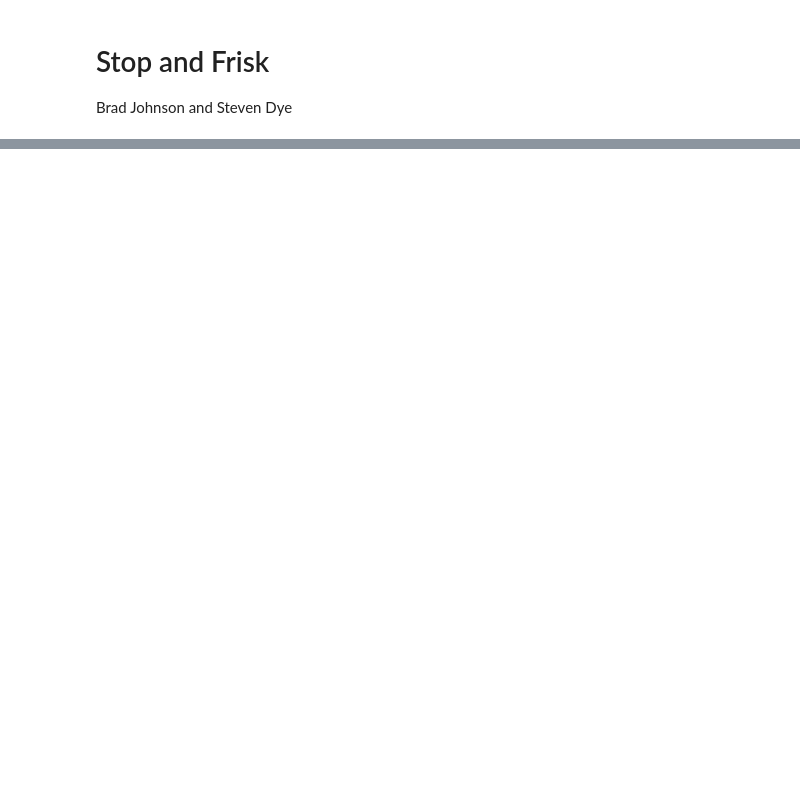
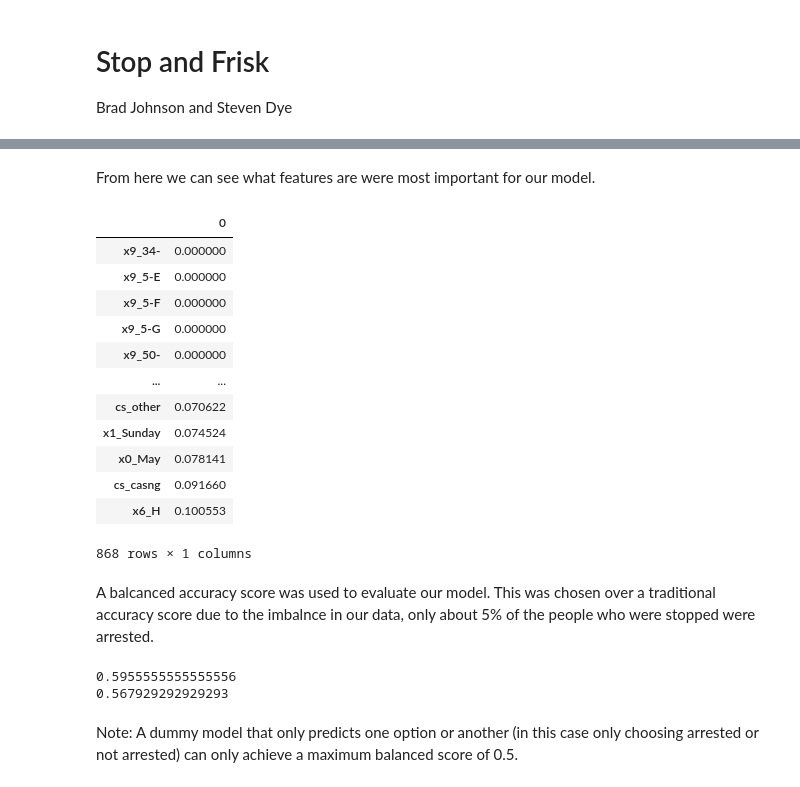
Before and after one commit to StevenDye/stop-and-frisk, a Jupyter notebook: Master Notebook.ipynb, the cells around one changed output, grey strips where cells are left out. Saved outputs shown, nothing was run; the diff lists cells and outputs as text; code cells hidden in the pictures; blank space fills up the shorter version.

```diff
--- a/Master Notebook.ipynb
+++ b/Master Notebook.ipynb
@@ -13,3 +13,10 @@ The data for this project was collect from a wide variety of sources, ranging fr
+# %%
+import data_cleaner as dc
+import data_modeler as dm
+import importlib
+
+df = dc.load_full_sqf()
+df_sample = df.sample(frac=.001)
 # %% [markdown]
 ## Data Preprocessing
 
@@ -30,0 +30,25 @@ We used a balanced accuracy score.
+# %%
+import pandas as pd
+import numpy as n
+import matplotlib.pyplot as plt
+import seaborn as sns
+X_pre_so = df_sample[dm.PRE_STOP_OBSERVABLES]
+y = df_sample.arstmade
+
+# Brake up the data into categorical features and Y/N features
+X_category = X_pre_so.select_dtypes(include='category')
+X_yn = X_pre_so.select_dtypes(include='int8')
+
+# Fill in missing values in X_category and one hot encode categorical features.
+X_cat_nonan = dm.fill_NaNs(X_category) # fills in NaNs
+X_ohe, ohe_feat_names = dm.categorical_encoder(X_cat_nonan)
+X_ohe_df = pd.DataFrame(X_ohe.toarray())
+X_ohe_df.columns = ohe_feat_names
+
+# Merge X_ohe and X_yn
+X_merged = np.concatenate((X_ohe_df, X_yn), axis = -1)
+all_names = ohe_feat_names.tolist() + X_yn.columns.tolist()
+
+for i, col in enumerate(X_category.columns):
+    plt.figure(i)
+    sns.countplot(x=col, data=X_category, color="b")
@@ -30,0 +71,37 @@ We used a balanced accuracy score.
+# %%
+merged_split = dm.load_split(X_merged, y, stratify=y)
+merged_rf = dm.run_rf(merged_split, max_depth=2, n_estimators=10)
+# %% [markdown]
+From here we can see what features are were most important for our model.
+# %%
+rf_feature_df = pd.DataFrame([merged_rf.feature_importances_], columns=all_names)
+rf_feature_df.T.sort_values(0)
+# %% [output]
+|  | 0 |
+| x9_34- | 0.000000 |
+| x9_5-E | 0.000000 |
+| x9_5-F | 0.000000 |
+| x9_5-G | 0.000000 |
+| x9_50- | 0.000000 |
+| ... | ... |
+| cs_other | 0.070622 |
+| x1_Sunday | 0.074524 |
+| x0_May | 0.078141 |
+| cs_casng | 0.091660 |
+| x6_H | 0.100553 |
+868 rows × 1 columns
+# %% [markdown]
+A balcanced accuracy score was used to evaluate our model. This was chosen over a traditional accuracy score due to the imbalnce in our data, only about 5% of the people who were stopped were arrested.
+# %%
+from sklearn.metrics import balanced_accuracy_score
+
+predictions = merged_rf.predict(merged_split['X_train'])
+print(balanced_accuracy_score(merged_split['y_train'], predictions))
+
+predictions = merged_rf.predict(merged_split['X_test'])
+print(balanced_accuracy_score(merged_split['y_test'], predictions))
+# %% [output]
+0.5955555555555556
+0.567929292929293
+# %% [markdown]
+Note: A dummy model that only predicts one option or another (in this case only choosing arrested or not arrested) can only achieve a maximum balanced score of 0.5.
```
Also changed, not shown: parts of 10 cells of this notebook.
